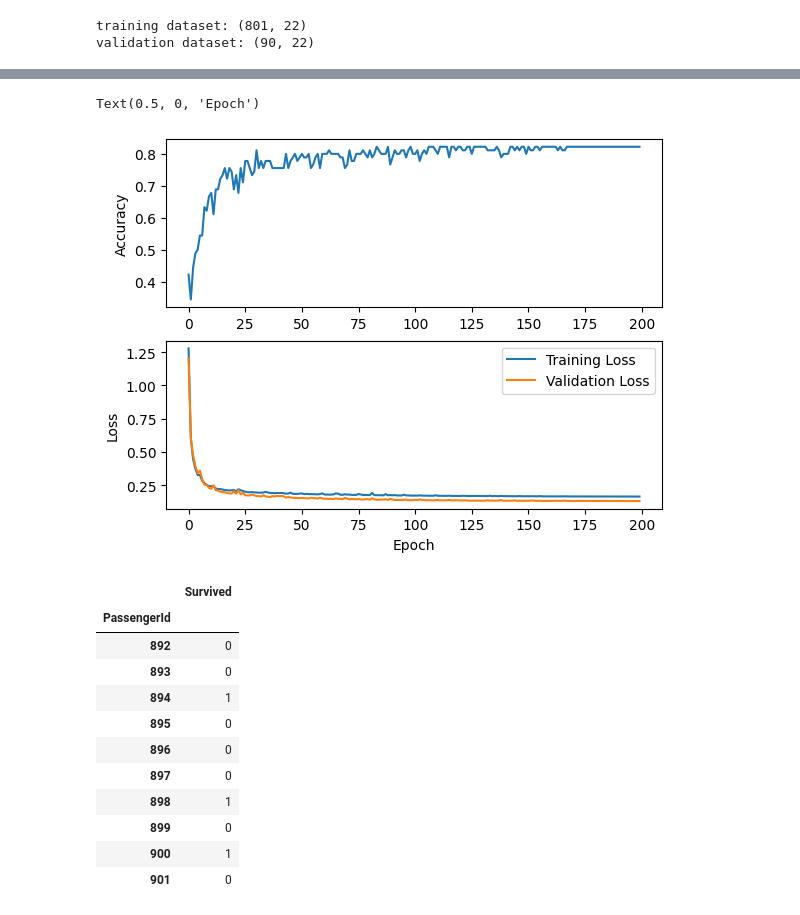
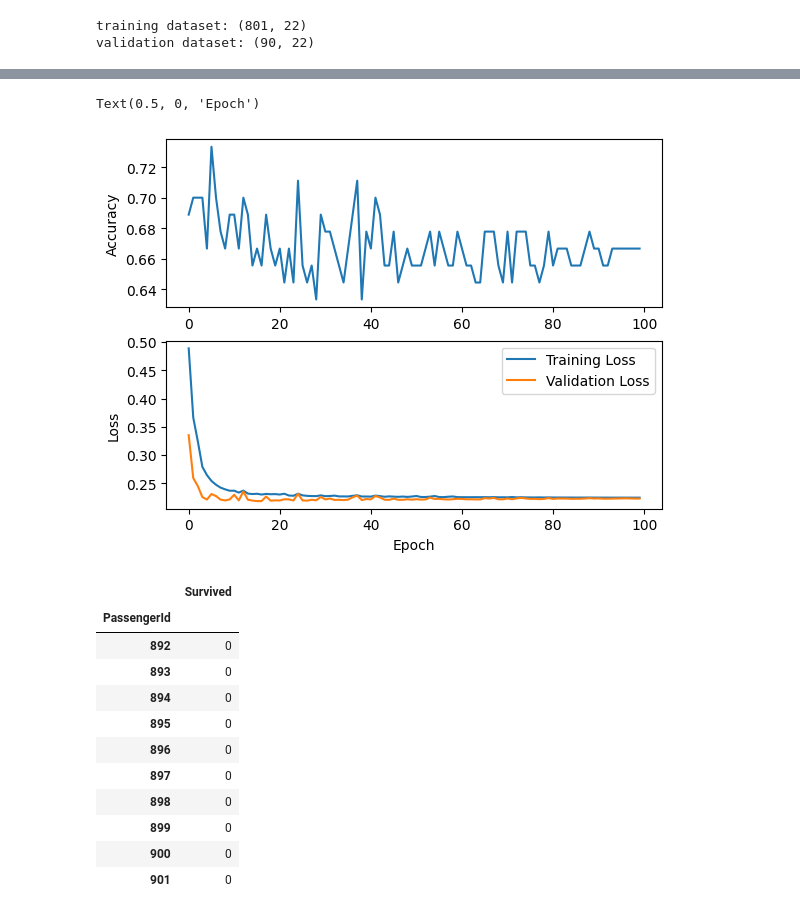
Before and after one commit to zirkelc/micrograd-titanic, a Jupyter notebook: micrograd.ipynb, the cells around one changed output, grey strips where cells are left out. Saved outputs shown, nothing was run; the diff lists cells and outputs as text; code cells hidden in the pictures.

```diff
--- a/micrograd.ipynb
+++ b/micrograd.ipynb
@@ -390,7 +390,7 @@ def train_model(model, xy_train, xy_validate, num_epochs=100, batch_size=32):
 # %%
 # Define number of input features, hidden layers, and output features
 num_inputs = X_train.shape[1]
-num_hidden = [13,8]
+num_hidden = [13,8,5]
 num_outputs = 1
 
 # Initialize the model
@@ -401,7 +401,7 @@ print(f"Parameters: {len(model.parameters())}")
 
 # Define the training parameters
 batch_size = 100
-num_epochs = 200
+num_epochs = 100
 
 # Train the model
 train_losses, validate_losses, validate_accuracy = train_model(
@@ -444,5 +444,5 @@ Validation accuracy: 82.222%
 Text(0.5, 0, 'Epoch')
-[figure, old version]
+[figure, new version]
 # %%
 # Input features from the scaled test dataset
 test_features = test_scaled_df.to_numpy()
@@ -461,11 +461,11 @@ submission_df.head(10)
 | PassengerId |  |
 | 892 | 0 |
 | 893 | 0 |
-| 894 | 1 |
+| 894 | 0 |
 | 895 | 0 |
 | 896 | 0 |
 | 897 | 0 |
-| 898 | 1 |
+| 898 | 0 |
 | 899 | 0 |
-| 900 | 1 |
+| 900 | 0 |
 | 901 | 0 |
```
Also changed, not shown: parts of 2 cells of this notebook.
